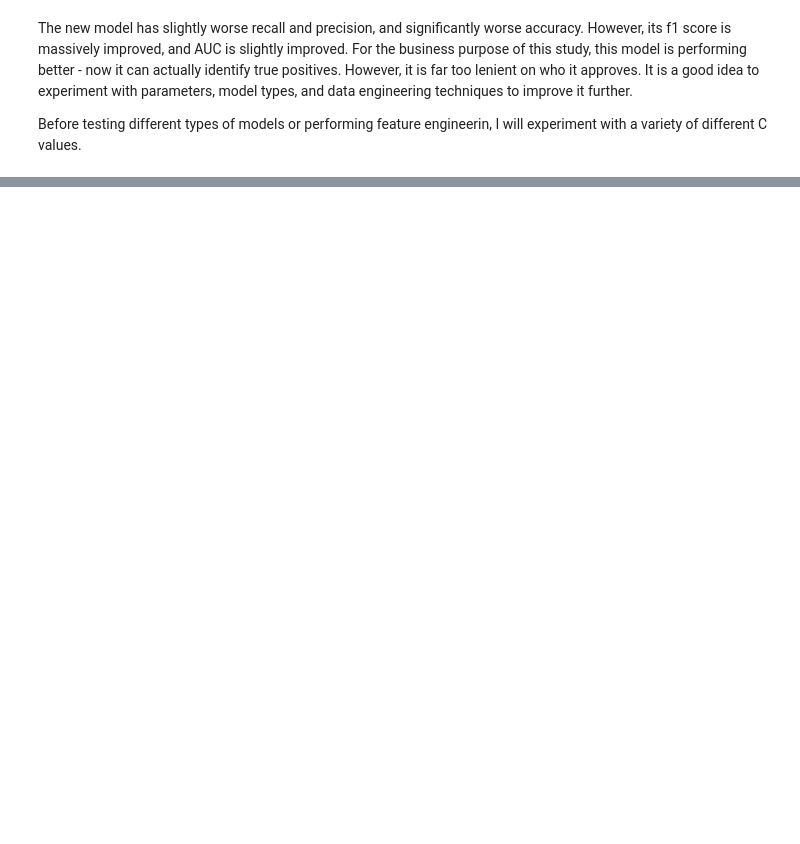
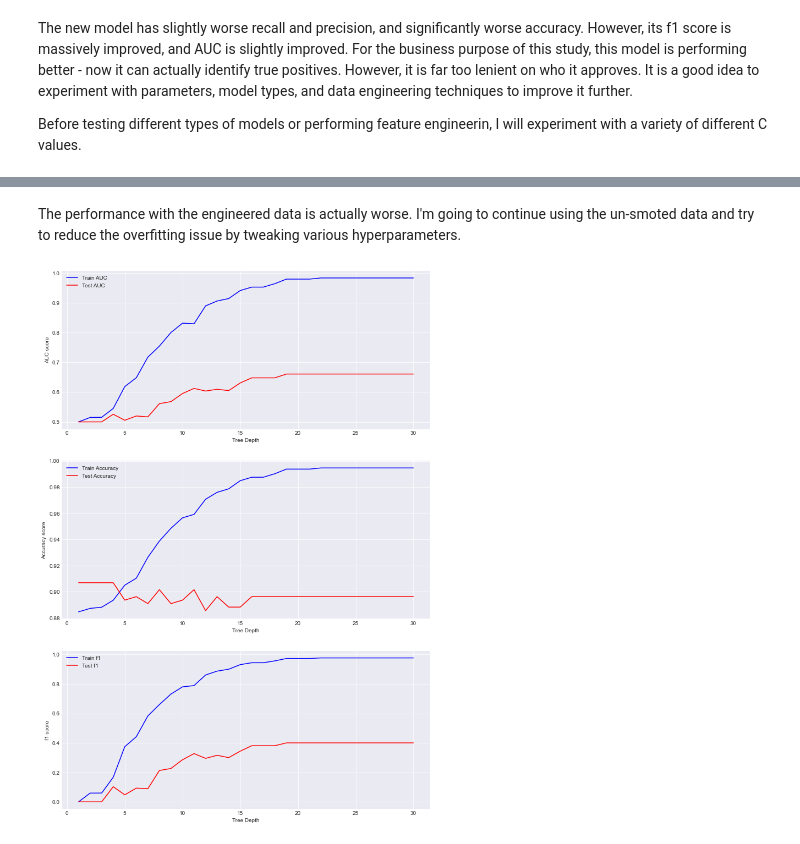
Before and after one commit to Davidkeebler/Credit_Card_Approvals_and_Denials_Prediction, a Jupyter notebook: Untitled.ipynb, the cells around one changed output, grey strips where cells are left out. Drawn from its saved outputs; the diff is of its cells as text; code cells hidden in the pictures; blank space fills up the shorter version.

```diff
--- a/Untitled.ipynb
+++ b/Untitled.ipynb
@@ -393,0 +507,61 @@ After a C paramter of 1e6, we do not seem to be getting any noticeable improveme
+# %% [markdown]
+The performance with the engineered data is actually worse. I'm going to continue using the un-smoted data and try to reduce the overfitting issue by tweaking various hyperparameters.
+# %%
+# Testing tree depths
+tree_depths = list(range(1, 31))
+
+train_AUC = []
+train_accuracy = []
+train_f1 =[]
+
+test_AUC = []
+test_accuracy = []
+test_f1 = []
+
+for depth in tree_depths:
+    # Create a new tree with a given depth
+    dt = DecisionTreeClassifier(random_state=SEED, criterion='entropy', max_depth = depth)
+    dt.fit(X_train, y_train)
+
+    train_pred = dt.predict(X_train)
+
+    # Calculate training evals for model
+    fpr, tpr, thresholds = roc_curve(y_train, train_pred)
+    auc_train = auc(fpr, tpr)
+    train_AUC.append(auc_train)
+    train_accuracy.append(accuracy_score(y_train, train_pred))
+    train_f1.append(f1_score(y_train, train_pred))
+
+    #Calculate test evals for model
+    test_pred = dt.predict(X_test)
+    fpr, tpr, threshholds = roc_curve(y_test, test_pred)
+    auc_test = auc(fpr, tpr)
+    test_AUC.append(auc_test)
+    test_accuracy.append(accuracy_score(y_test, test_pred))
+    test_f1.append(f1_score(y_test, test_pred))
+
+# Plot results
+fig, (ax1, ax2, ax3) = plt.subplots(nrows=3, figsize=(12,18))
+
+# ax1
+ax1.plot(tree_depths, train_AUC, 'b', label='Train AUC')
+ax1.plot(tree_depths, test_AUC, 'r', label='Test AUC')
+ax1.set_xlabel('Tree Depth')
+ax1.set_ylabel('AUC score')
+ax1.legend()
+
+# ax2
+ax2.plot(tree_depths, train_accuracy, 'b', label='Train Accuracy')
+ax2.plot(tree_depths, test_accuracy, 'r', label='Test Accuracy')
+ax2.set_xlabel('Tree Depth')
+ax2.set_ylabel('Accuracy score')
+ax2.legend()
+
+#ax3
+ax3.plot(tree_depths, train_f1, 'b', label='Train f1')
+ax3.plot(tree_depths, test_f1, 'r', label='Test f1')
+ax3.set_xlabel('Tree Depth')
+ax3.set_ylabel('f1 score')
+ax3.legend();
+# %% [output]
+[figure, added]
```
Also changed, not shown: parts of 16 cells of this notebook.
